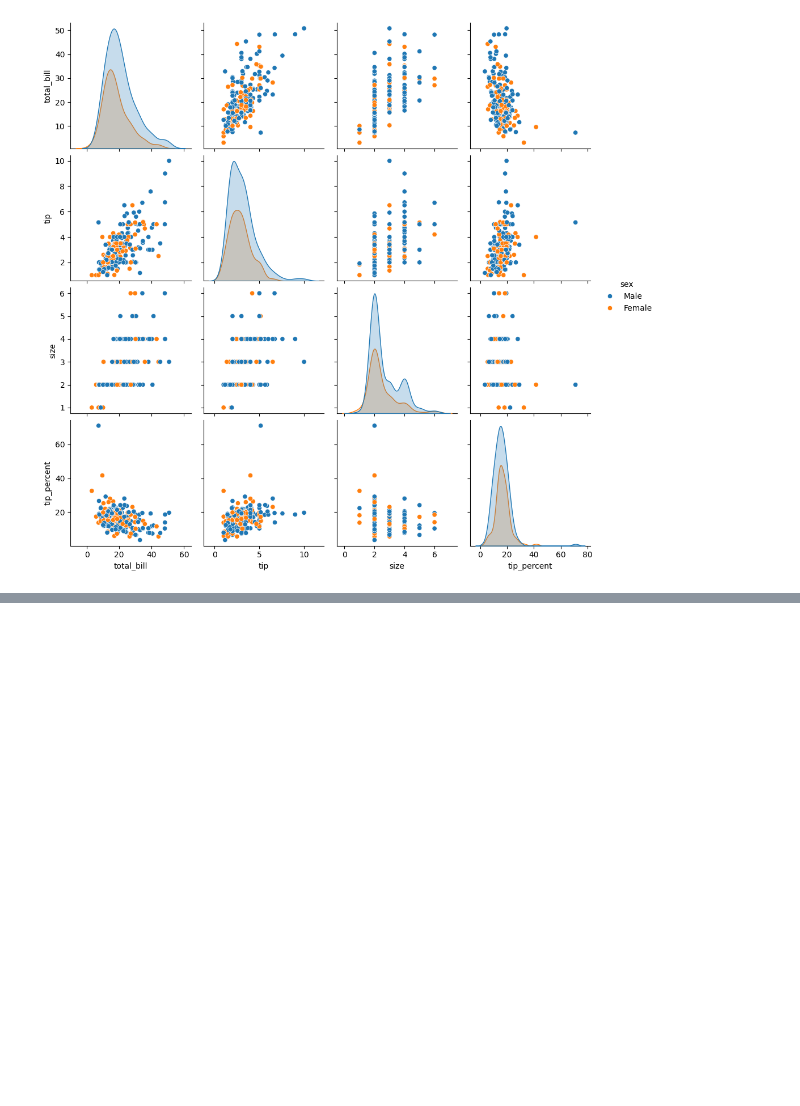
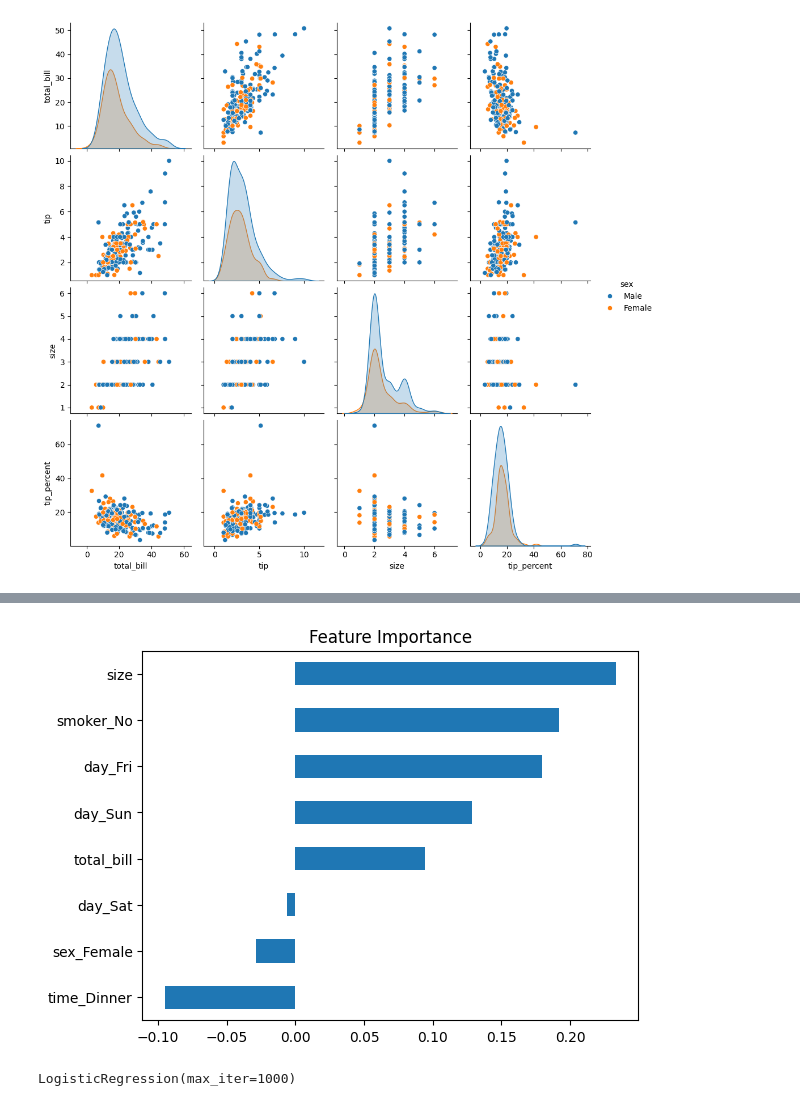
Before and after one commit to ezabhishek1/Data_Analytics, a Jupyter notebook: codes/finalproject.ipynb, the cells around one changed output, grey strips where cells are left out. Drawn from its saved outputs; the diff is of its cells as text; code cells hidden in the pictures; blank space fills up the shorter version.

```diff
--- a/codes/finalproject.ipynb
+++ b/codes/finalproject.ipynb
@@ -114,0 +134,2 @@ fig.show()
+# %%
+tips_encoded = pd.get_dummies(tips, drop_first=True)
@@ -114,0 +171,10 @@ fig.show()
+# %%
+importance = pd.Series(model.coef_, index=X.columns)
+
+importance.sort_values().plot(kind="barh")
+
+plt.title("Feature Importance")
+
+plt.show()
+# %% [output]
+[figure, added]
@@ -114,0 +189,24 @@ fig.show()
+# %%
+import seaborn as sns
+import pandas as pd
+import numpy as np
+import plotly.graph_objects as go
+
+from sklearn.model_selection import train_test_split
+from sklearn.linear_model import LogisticRegression
+from sklearn.metrics import confusion_matrix
+
+
+
+tips = sns.load_dataset("tips")
+tips["high_tip"] = (tips["tip"] >= tips["tip"].median()).astype(int)
+tips_encoded = pd.get_dummies(tips, drop_first=True)
+X = tips_encoded.drop(["tip", "high_tip"], axis=1)
+y = tips_encoded["high_tip"]
+X_train, X_test, y_train, y_test = train_test_split(
+    X, y, test_size=0.2, random_state=42
+)
+model = LogisticRegression(max_iter=1000)
+model.fit(X_train, y_train)
+# %% [output]
+LogisticRegression(max_iter=1000)
```
Also changed, not shown: parts of 12 cells of this notebook.
